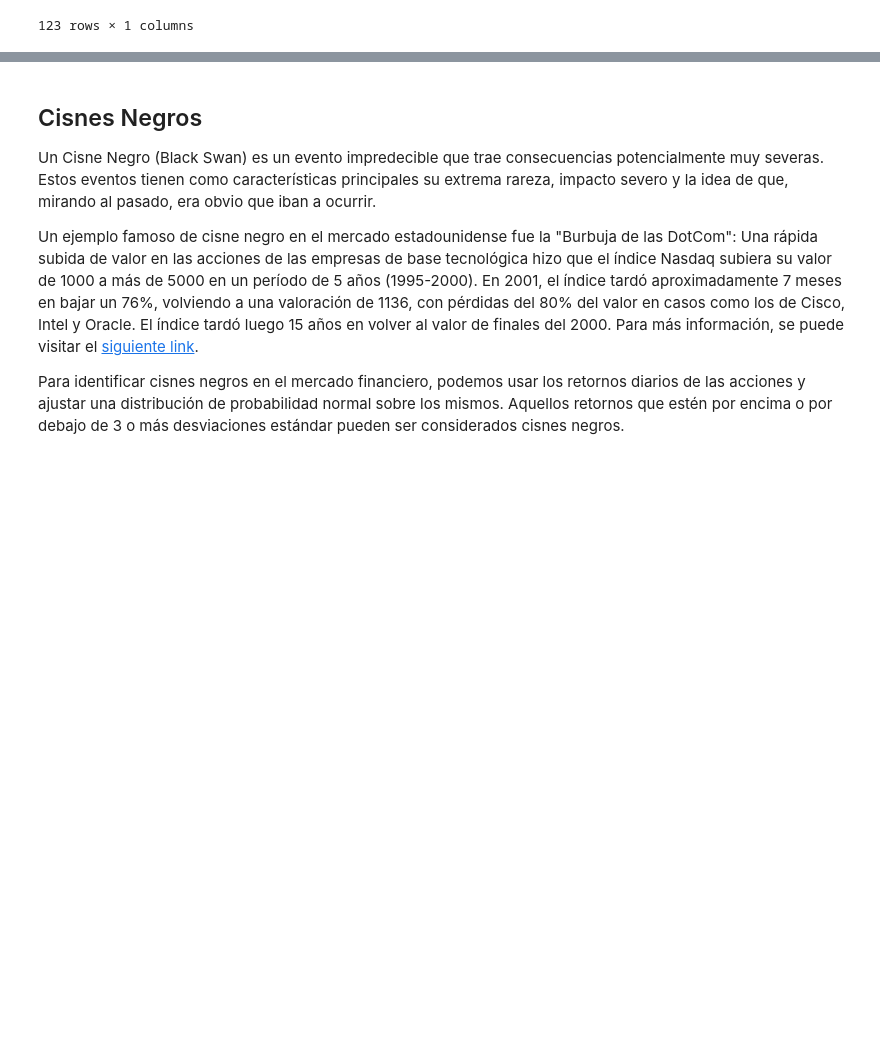
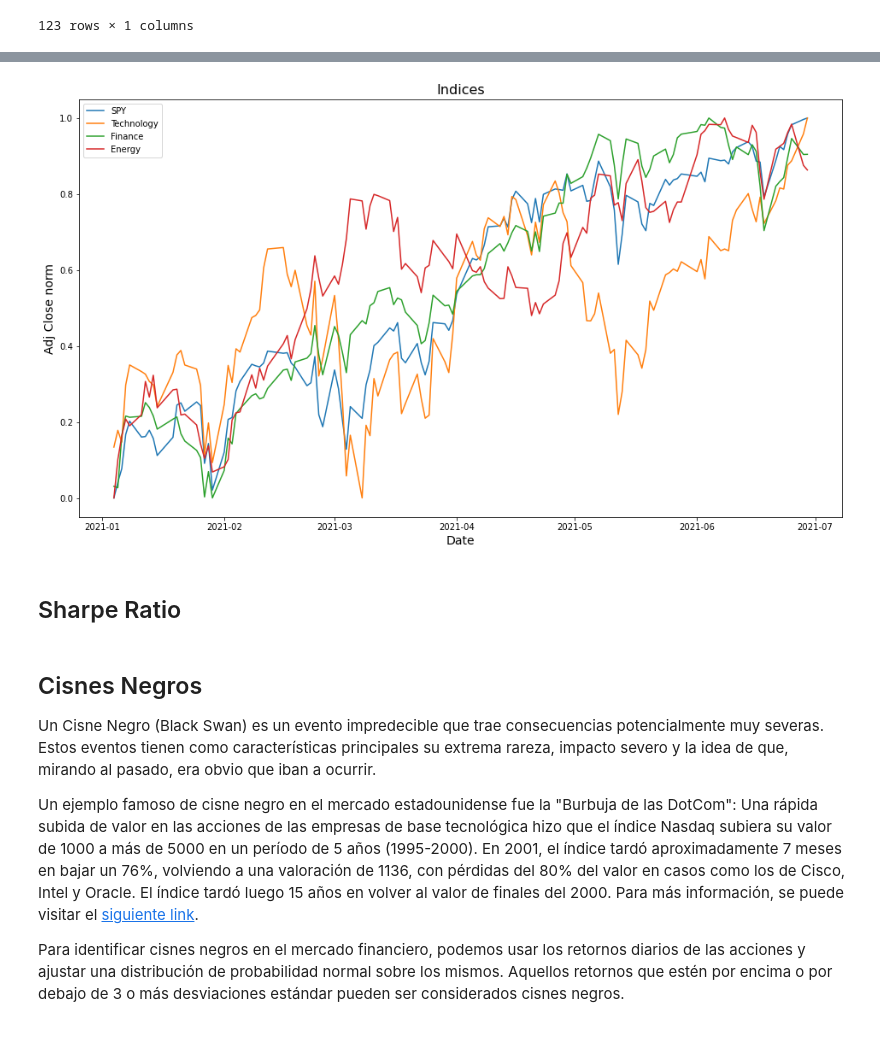
Before and after one commit to VirgniaAmb/MLBolsaMentoria2021, a Jupyter notebook: Avances/pr_2 _exp_y_cur_amb.ipynb, the cells around one changed output, grey strips where cells are left out. Saved outputs shown, nothing was run; the diff lists cells and outputs as text; code cells hidden in the pictures; blank space fills up the shorter version.

```diff
--- a/Avances/pr_2 _exp_y_cur_amb.ipynb
+++ b/Avances/pr_2 _exp_y_cur_amb.ipynb
@@ -53,7 +53,7 @@ import yfinance as yf
 yf.pdr_override() # <== that's all it takes :-)
 
 # download dataframe
-data_spy = pdr.get_data_yahoo("SPY", start="2021-01-01", end="2021-06-30")
+data_spy = pdr.get_data_yahoo("SPY", start="2021-01-04", end="2021-06-30")
 # %% [output]
 [*********************100%***********************]  1 of 1 completed
 # %%
@@ -191,7 +191,7 @@ string_it
 # %% [output]
 'ACN ADBE AMD AKAM APH ADI ANSS AAPL AMAT ANET ADSK ADP AVGO BR CDNS CDW CSCO CTXS CTSH GLW DXC ENPH FFIV FIS FISV FLT FTNT IT GPN HPE HPQ INTC IBM INTU IPGP JKHY JNPR KEYS KLAC LRCX MA MXIM MCHP MU M ...
 # %%
-data_it = pdr.get_data_yahoo(string_it, start="2021-01-01", end="2021-06-30")
+data_it = pdr.get_data_yahoo(string_it, start="2021-01-04", end="2021-06-30")
 data_it.head()
 
 #busco el listado en. yahoo finance
@@ -351,7 +351,7 @@ string_en
 # %% [output]
 'APA BKR COG CVX COP DVN FANG EOG XOM HAL HES KMI MRO MPC NOV OXY OKE PSX PXD SLB VLO WMB'
 # %%
-data_en = pdr.get_data_yahoo(string_en, start="2021-01-01", end="2021-06-30")
+data_en = pdr.get_data_yahoo(string_en, start="2021-01-04", end="2021-06-30")
 
 df_filtered_en = data_en[selected_columns]
 df_filtered_en.head()
@@ -504,3 +473,26 @@ fig, axes = plt.subplots(1, figsize=(16, 9))
+# %%
+"""data_spy_scaled["Adj Close"].plot()
+indice_it_scaled.plot()
+indice_fin_scaled.plot()
+indice_en_scaled.plot()
+plt.show()"""
+
+plt.figure(figsize=(16, 9))
+
+plt.plot(data_spy_scaled["Adj Close"], label='SPY')
+plt.plot(indice_it_scaled[0], label='Technology')
+plt.plot(indice_fin_scaled[0], label='Finance')
+plt.plot(indice_en_scaled[0], label='Energy')
+plt.legend()
+plt.ylabel('Adj Close norm', fontsize=14)
+plt.xlabel('Date', fontsize=14)
+plt.title('Indices', fontsize=16)
+
+plt.show()
+# %% [output]
+[figure, added]
+# %% [markdown]
+## Sharpe Ratio
 # %% [markdown]
 ## Cisnes Negros
 
```
Also changed, not shown: parts of 23 cells of this notebook.
